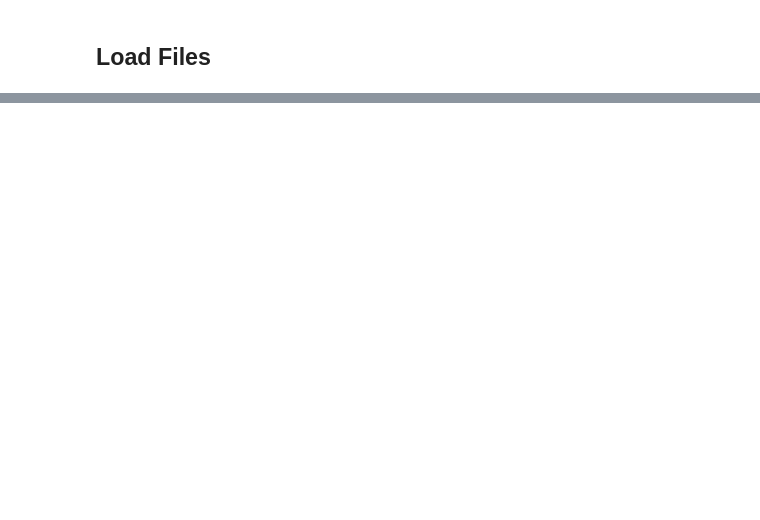
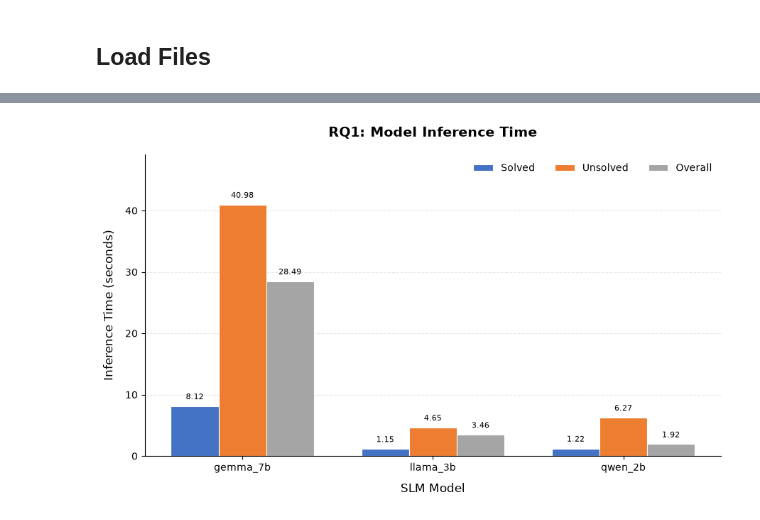
Before and after one commit to sifatMoonjerin/llm-grid-solver, a Jupyter notebook: notebooks/results_analysis.ipynb, the cells around one changed output, grey strips where cells are left out. Cells and saved outputs as stored; diff of their text form; code cells hidden in the pictures; blank space fills up the shorter version.

```diff
--- a/notebooks/results_analysis.ipynb
+++ b/notebooks/results_analysis.ipynb
@@ -43,0 +104,94 @@ rq1_df
+# %%
+fig, ax = plt.subplots(figsize=(9, 5.5))
+
+x = np.arange(len(rq1_df))
+width = 0.25
+
+# Grouped bars
+bars1 = ax.bar(
+    x - width,
+    rq1_df["average_solved_inference_time"],
+    width,
+    label="Solved",
+    color="#4472C4",
+    edgecolor="white",
+    linewidth=0.8
+)
+
+bars2 = ax.bar(
+    x,
+    rq1_df["average_unsolved_inference_time"],
+    width,
+    label="Unsolved",
+    color="#ED7D31",
+    edgecolor="white",
+    linewidth=0.8
+)
+
+bars3 = ax.bar(
+    x + width,
+    rq1_df["average_inference_time"],
+    width,
+    label="Overall",
+    color="#A5A5A5",
+    edgecolor="white",
+    linewidth=0.8
+)
+
+# Add value labels
+for bars in [bars1, bars2, bars3]:
+    for bar in bars:
+        height = bar.get_height()
+        ax.text(
+            bar.get_x() + bar.get_width() / 2,
+            height + 0.02 * max(rq1_df["average_unsolved_inference_time"]),
+            f"{height:.2f}",
+            ha="center",
+            va="bottom",
+            fontsize=8
+        )
+
+# Labels and title
+ax.set_xlabel("SLM Model", fontsize=12, labelpad=10)
+ax.set_ylabel("Inference Time (seconds)", fontsize=12, labelpad=10)
+ax.set_title(
+    "RQ1: Model Inference Time",
+    fontsize=14,
+    fontweight="bold",
+    pad=18
+)
+
+# X-axis
+ax.set_xticks(x)
+ax.set_xticklabels(rq1_df["model"], fontsize=10)
+
+# Y-axis
+max_time = max(
+    rq1_df["average_solved_inference_time"].max(),
+    rq1_df["average_unsolved_inference_time"].max(),
+    rq1_df["average_inference_time"].max()
+)
+ax.set_ylim(0, max_time * 1.2)
+
+# Legend
+ax.legend(
+    frameon=False,
+    fontsize=10,
+    loc="upper right",
+    ncol=3
+)
+
+# Grid and styling
+ax.grid(axis="y", linestyle="--", alpha=0.3)
+ax.set_axisbelow(True)
+
+ax.spines["top"].set_visible(False)
+ax.spines["right"].set_visible(False)
+
+ax.tick_params(axis="both", labelsize=10)
+
+plt.tight_layout()
+plt.savefig("plots/RQ1/rq1_inference_time.png", dpi=300, bbox_inches="tight")
+plt.show()
+# %% [output]
+[figure, added]
```
Also changed, not shown: parts of 10 cells of this notebook, 3 other files.
